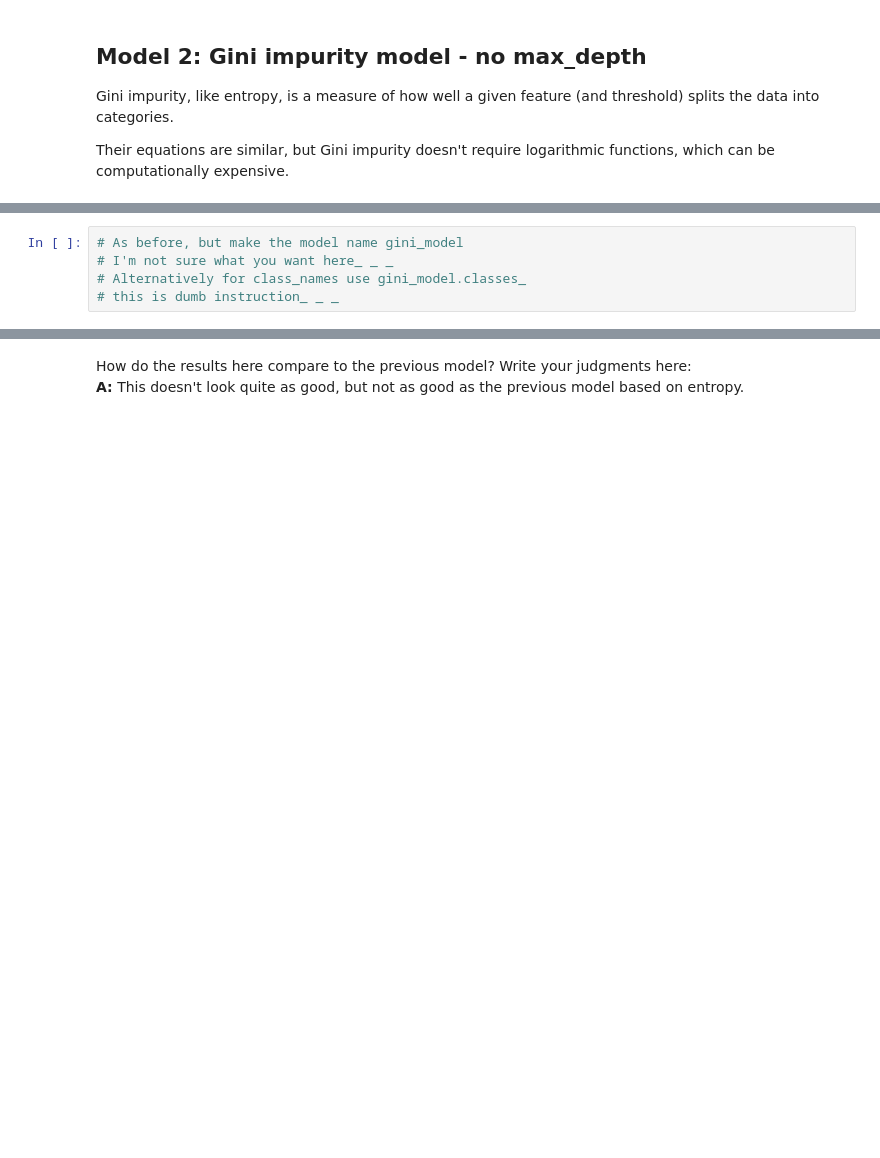
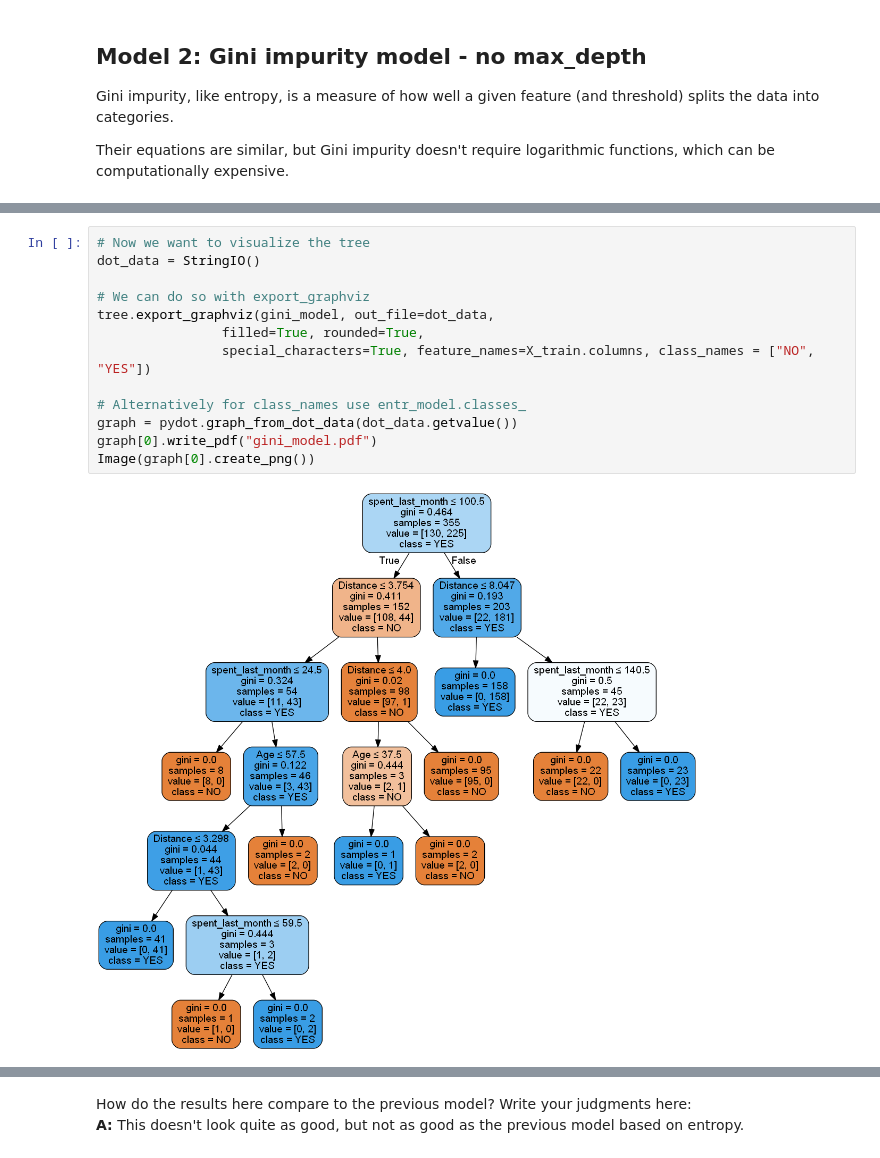
Before and after one commit to sjrekuc/14.3_coffee_case_study, a Jupyter notebook: Springboard Decision Tree Specialty Coffee Case Study - Tier 3 (1).ipynb, the cells around one changed output, grey strips where cells are left out. Cells and saved outputs as stored; diff of their text form; blank space fills up the shorter version.

```diff
--- a/Springboard Decision Tree Specialty Coffee Case Study - Tier 3 (1).ipynb
+++ b/Springboard Decision Tree Specialty Coffee Case Study - Tier 3 (1).ipynb
@@ -440,8 +458,18 @@ gini_model
-# %%
-# As before, but make the model name gini_model
-# I'm not sure what you want here_ _ _
-# Alternatively for class_names use gini_model.classes_
-# this is dumb instruction_ _ _
+# %%
+# Now we want to visualize the tree
+dot_data = StringIO()
+
+# We can do so with export_graphviz
+tree.export_graphviz(gini_model, out_file=dot_data,
+                filled=True, rounded=True,
+                special_characters=True, feature_names=X_train.columns, class_names = ["NO", "YES"])
+
+# Alternatively for class_names use entr_model.classes_
+graph = pydot.graph_from_dot_data(dot_data.getvalue())
+graph[0].write_pdf("gini_model.pdf")
+Image(graph[0].create_png())
+# %% [output]
+[figure, added]
 # %%
 # Run this block for model evaluation
 print("Model Gini impurity model")
```
Also changed, not shown: parts of 34 cells of this notebook.
